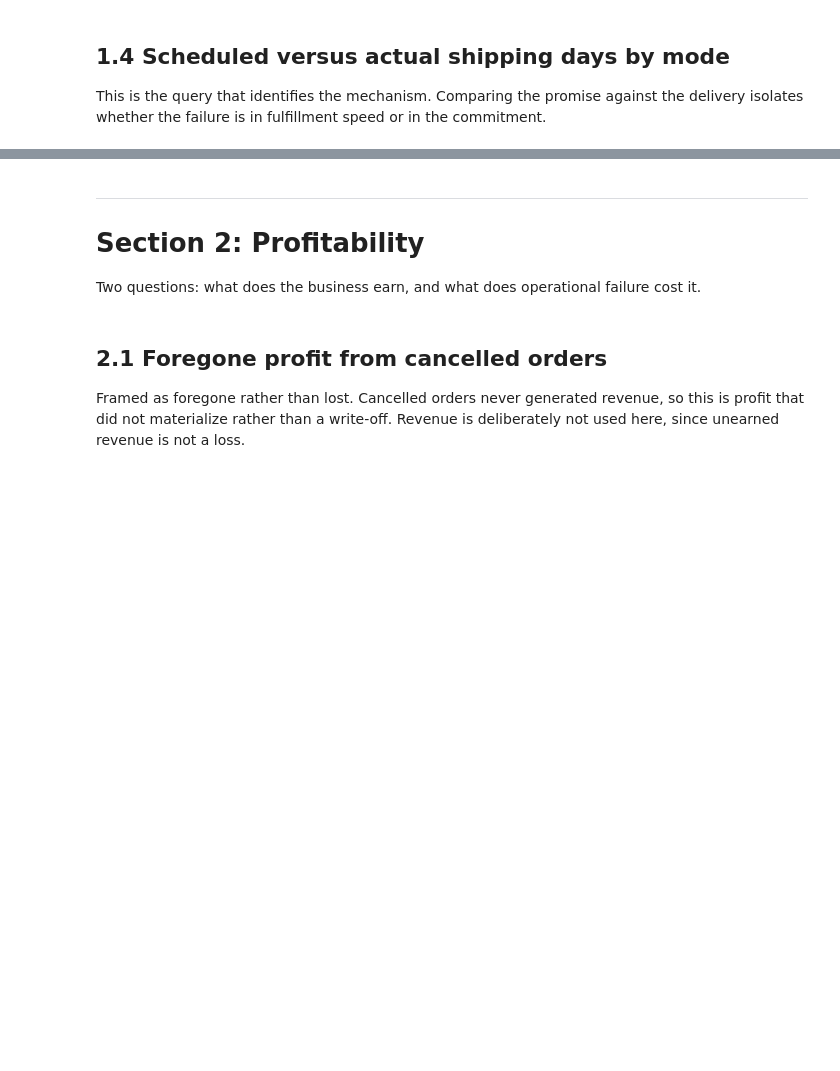
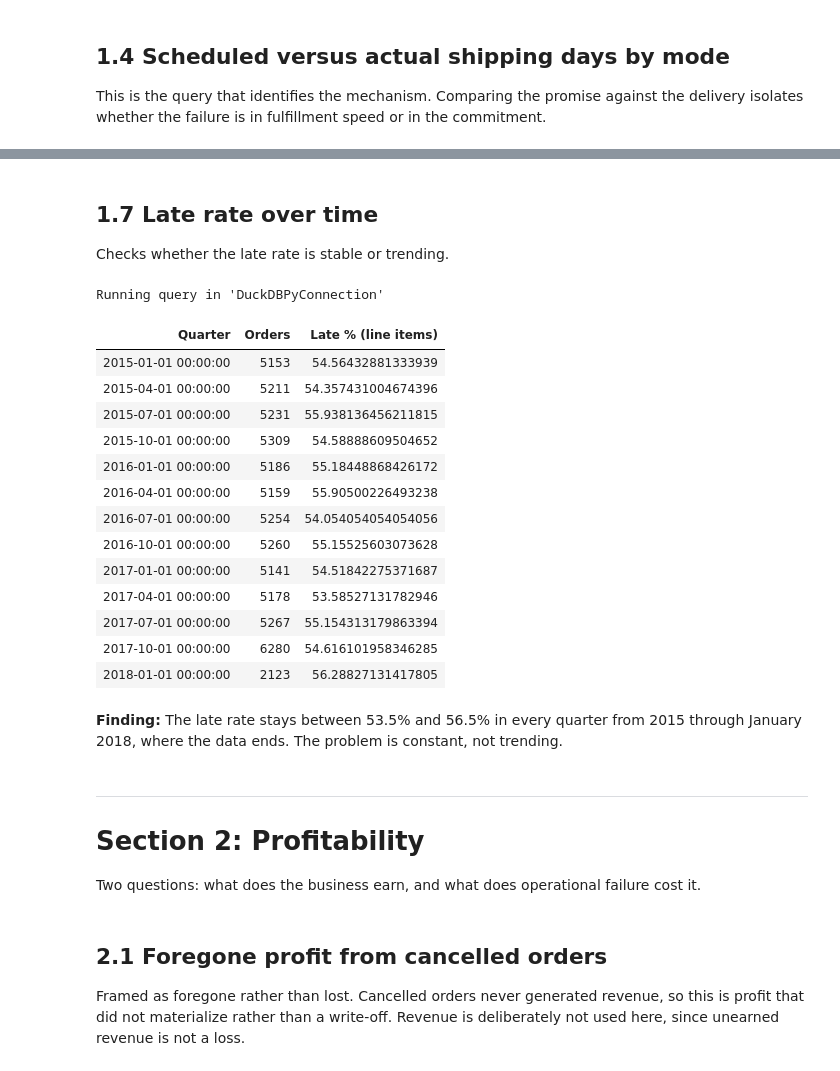
Before and after one commit to subyyy111/dataco-supply-chain, a Jupyter notebook: DataCo_analysis.ipynb, the cells around one changed output, grey strips where cells are left out. Saved outputs shown, nothing was run; the diff lists cells and outputs as text; code cells hidden in the pictures; blank space fills up the shorter version.

```diff
--- a/DataCo_analysis.ipynb
+++ b/DataCo_analysis.ipynb
@@ -157,3 +285,35 @@ ORDER BY "Failure %" DESC
+# %% [markdown]
+## 1.7 Late rate over time
+
+Checks whether the late rate is stable or trending.
+# %%
+%%sql
+SELECT DATE_TRUNC('quarter', STRPTIME("order date (DateOrders)", '%m/%d/%Y %H:%M')) AS "Quarter",
+       COUNT(DISTINCT "Order Id") AS "Orders",
+       SUM(CASE WHEN "Delivery Status" = 'Late delivery' THEN 1 ELSE 0 END) * 100.0
+           / COUNT(*) AS "Late % (line items)"
+FROM df
+GROUP BY ALL
+ORDER BY "Quarter"
+# %% [output]
+Running query in 'DuckDBPyConnection'
+| Quarter | Orders | Late % (line items) |
+| 2015-01-01 00:00:00 | 5153 | 54.56432881333939 |
+| 2015-04-01 00:00:00 | 5211 | 54.357431004674396 |
+| 2015-07-01 00:00:00 | 5231 | 55.938136456211815 |
+| 2015-10-01 00:00:00 | 5309 | 54.58888609504652 |
+| 2016-01-01 00:00:00 | 5186 | 55.18448868426172 |
+| 2016-04-01 00:00:00 | 5159 | 55.90500226493238 |
+| 2016-07-01 00:00:00 | 5254 | 54.054054054054056 |
+| 2016-10-01 00:00:00 | 5260 | 55.15525603073628 |
+| 2017-01-01 00:00:00 | 5141 | 54.51842275371687 |
+| 2017-04-01 00:00:00 | 5178 | 53.58527131782946 |
+| 2017-07-01 00:00:00 | 5267 | 55.154313179863394 |
+| 2017-10-01 00:00:00 | 6280 | 54.616101958346285 |
+| 2018-01-01 00:00:00 | 2123 | 56.28827131417805 |
+# %% [markdown]
+**Finding:** The late rate stays between 53.5% and 56.5% in every quarter from 2015
+through January 2018, where the data ends. The problem is constant, not trending.
 # %% [markdown]
 ---
 
```
Also changed, not shown: parts of 39 cells of this notebook, 2 other files.
